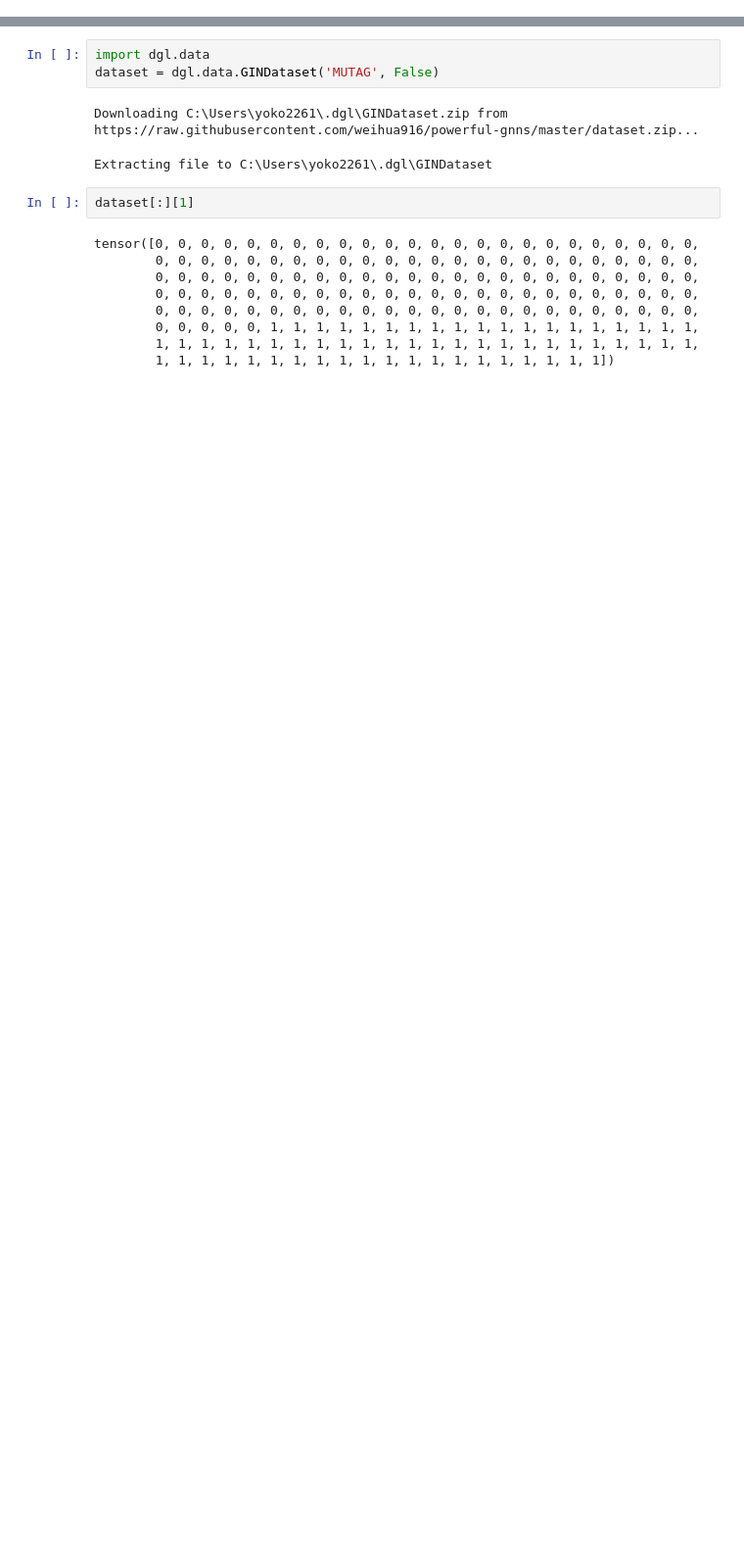
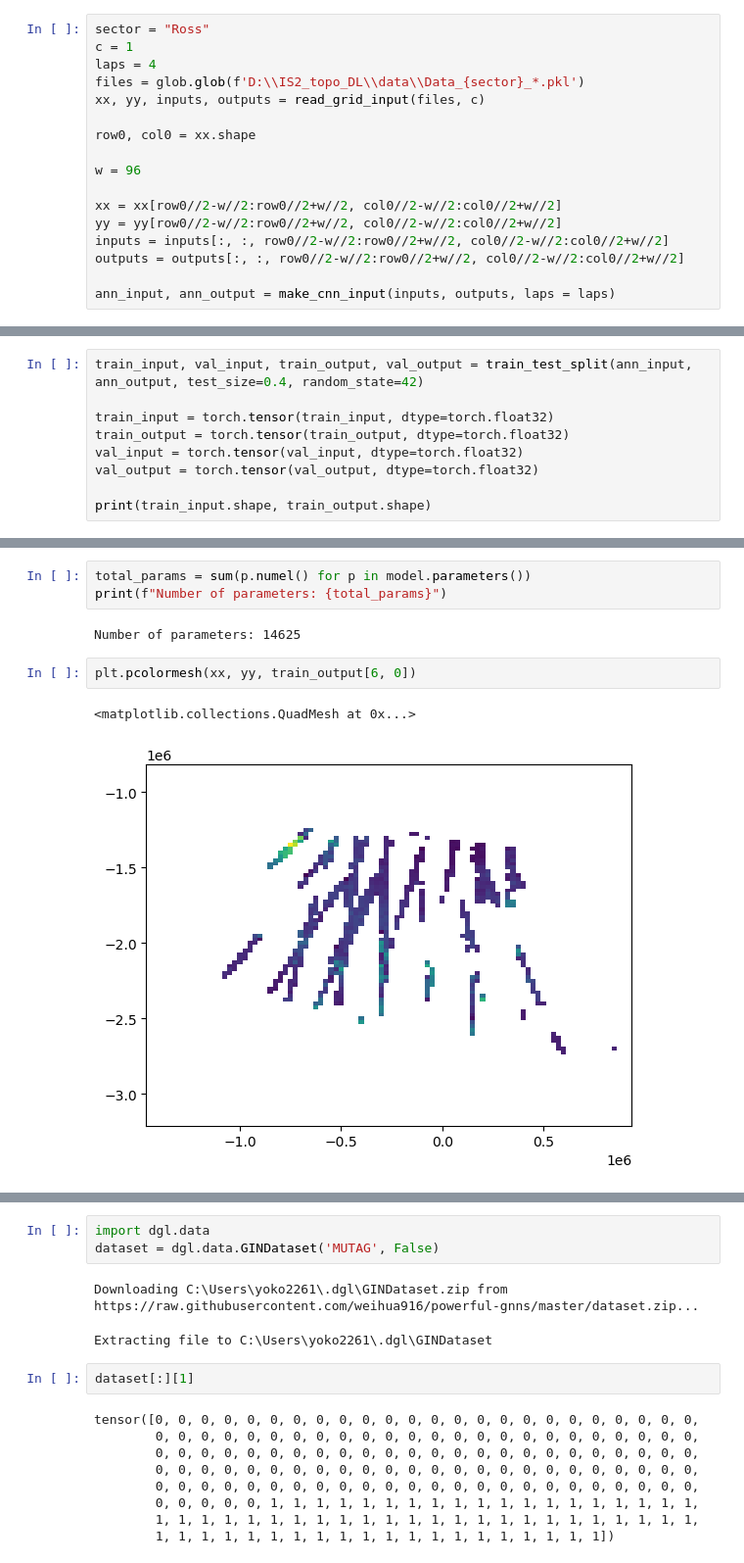
Before and after one commit to YoungHyunKoo/Seaice_topo_DL, a Jupyter notebook: Train_model.ipynb, the cells around one changed output, grey strips where cells are left out. Shown at 98% size. Drawn from its saved outputs; the diff is of its cells as text; blank space fills up the shorter version.

```diff
--- a/Train_model.ipynb
+++ b/Train_model.ipynb
@@ -46,0 +121,17 @@ from models import *
+# %%
+sector = "Ross"
+c = 1
+laps = 4
+files = glob.glob(f'D:\\IS2_topo_DL\\data\\Data_{sector}_*.pkl')
+xx, yy, inputs, outputs = read_grid_input(files, c)
+
+row0, col0 = xx.shape
+
+w = 96
+
+xx = xx[row0//2-w//2:row0//2+w//2, col0//2-w//2:col0//2+w//2]
+yy = yy[row0//2-w//2:row0//2+w//2, col0//2-w//2:col0//2+w//2]
+inputs = inputs[:, :, row0//2-w//2:row0//2+w//2, col0//2-w//2:col0//2+w//2]
+outputs = outputs[:, :, row0//2-w//2:row0//2+w//2, col0//2-w//2:col0//2+w//2]
+
+ann_input, ann_output = make_cnn_input(inputs, outputs, laps = laps)
@@ -46,0 +145,9 @@ from models import *
+# %%
+train_input, val_input, train_output, val_output = train_test_split(ann_input, ann_output, test_size=0.4, random_state=42)
+
+train_input = torch.tensor(train_input, dtype=torch.float32)
+train_output = torch.tensor(train_output, dtype=torch.float32)
+val_input = torch.tensor(val_input, dtype=torch.float32)
+val_output = torch.tensor(val_output, dtype=torch.float32)
+
+print(train_input.shape, train_output.shape)
@@ -46,0 +160,10 @@ from models import *
+# %%
+total_params = sum(p.numel() for p in model.parameters())
+print(f"Number of parameters: {total_params}")
+# %% [output]
+Number of parameters: 14625
+# %%
+plt.pcolormesh(xx, yy, train_output[6, 0])
+# %% [output]
+<matplotlib.collections.QuadMesh at 0x...>
+[figure, added]
```
Also changed, not shown: parts of 20 cells of this notebook, 4 other files.
